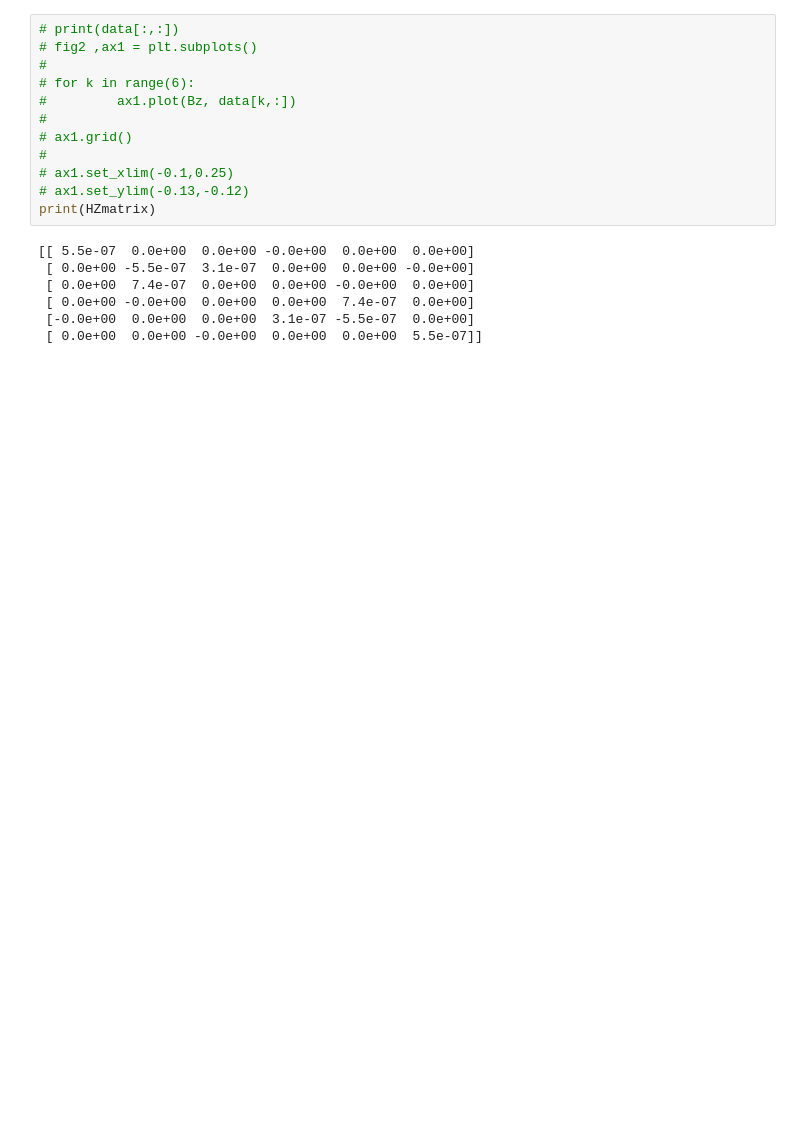
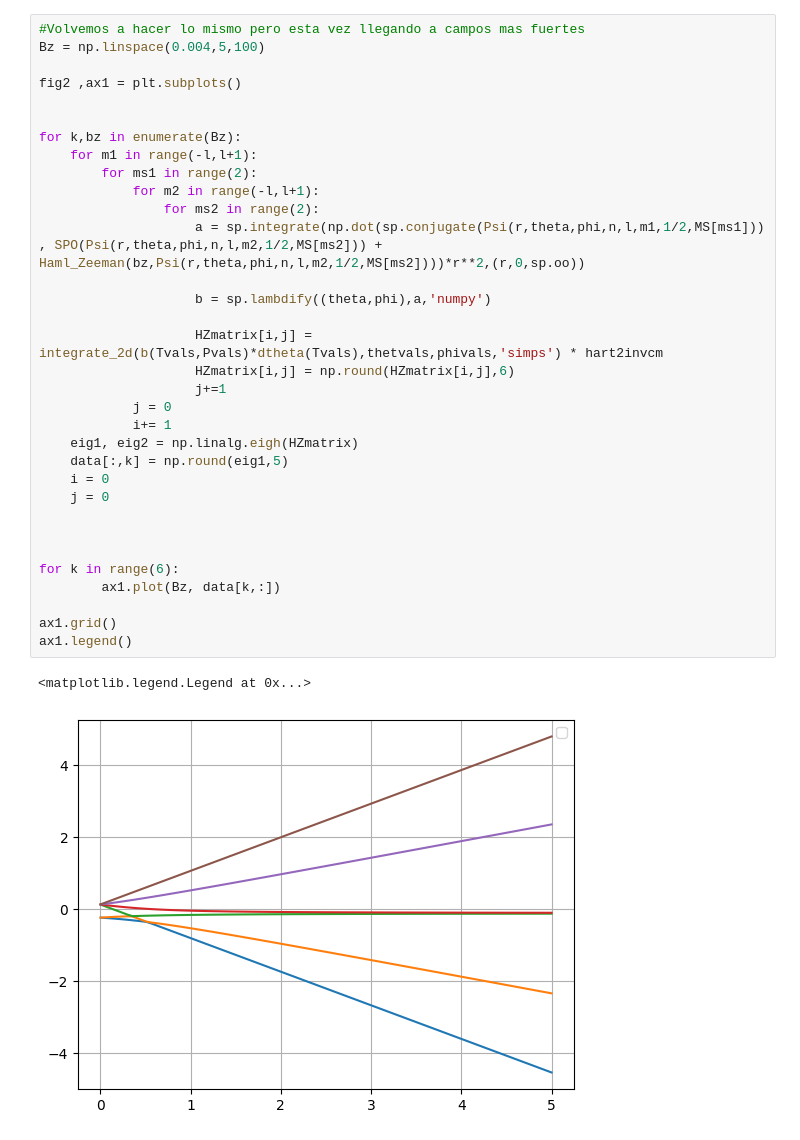
Before and after one commit to Juanes2001/PythonProject, a Jupyter notebook: AQM/Tarea7/Puntos_123.ipynb, the cells around one changed output. Cells and saved outputs as stored; diff of their text form; blank space fills up the shorter version.

```diff
--- a/AQM/Tarea7/Puntos_123.ipynb
+++ b/AQM/Tarea7/Puntos_123.ipynb
@@ -323,19 +329,36 @@ KeyboardInterrupt:
 # %%
-# print(data[:,:])
-# fig2 ,ax1 = plt.subplots()
-#
-# for k in range(6):
-#         ax1.plot(Bz, data[k,:])
-#
-# ax1.grid()
-#
-# ax1.set_xlim(-0.1,0.25)
-# ax1.set_ylim(-0.13,-0.12)
-print(HZmatrix)
+#Volvemos a hacer lo mismo pero esta vez llegando a campos mas fuertes
+Bz = np.linspace(0.004,5,100)
+
+fig2 ,ax1 = plt.subplots()
+
+
+for k,bz in enumerate(Bz):
+    for m1 in range(-l,l+1):
+        for ms1 in range(2):
+            for m2 in range(-l,l+1):
+                for ms2 in range(2):
+                    a = sp.integrate(np.dot(sp.conjugate(Psi(r,theta,phi,n,l,m1,1/2,MS[ms1])) , SPO(Psi(r,theta,phi,n,l,m2,1/2,MS[ms2])) + Haml_Zeeman(bz,Psi(r,theta,phi,n,l,m2,1/2,MS[ms2])))*r**2,(r,0,sp.oo))
+
+                    b = sp.lambdify((theta,phi),a,'numpy')
+
+                    HZmatrix[i,j] = integrate_2d(b(Tvals,Pvals)*dtheta(Tvals),thetvals,phivals,'simps') * hart2invcm
+                    HZmatrix[i,j] = np.round(HZmatrix[i,j],6)
+                    j+=1
+            j = 0
+            i+= 1
+    eig1, eig2 = np.linalg.eigh(HZmatrix)
+    data[:,k] = np.round(eig1,5)
+    i = 0
+    j = 0
+
+
+
+for k in range(6):
+        ax1.plot(Bz, data[k,:])
+
+ax1.grid()
+ax1.legend()
 # %% [output]
-[[ 5.5e-07  0.0e+00  0.0e+00 -0.0e+00  0.0e+00  0.0e+00]
- [ 0.0e+00 -5.5e-07  3.1e-07  0.0e+00  0.0e+00 -0.0e+00]
- [ 0.0e+00  7.4e-07  0.0e+00  0.0e+00 -0.0e+00  0.0e+00]
- [ 0.0e+00 -0.0e+00  0.0e+00  0.0e+00  7.4e-07  0.0e+00]
- [-0.0e+00  0.0e+00  0.0e+00  3.1e-07 -5.5e-07  0.0e+00]
- [ 0.0e+00  0.0e+00 -0.0e+00  0.0e+00  0.0e+00  5.5e-07]]
+<matplotlib.legend.Legend at 0x...>
+[figure, added]
```
Also changed, not shown: parts of 3 cells of this notebook.
